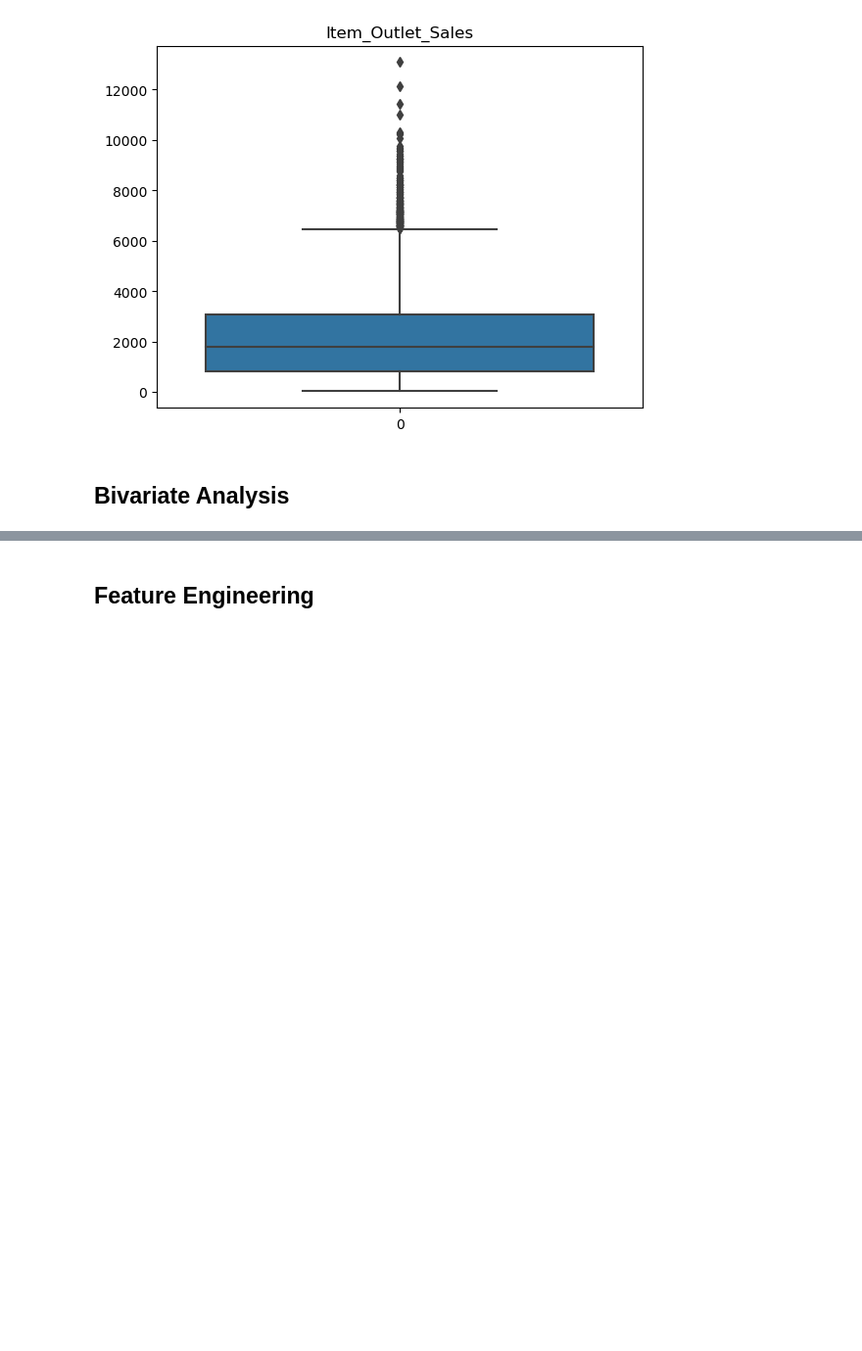
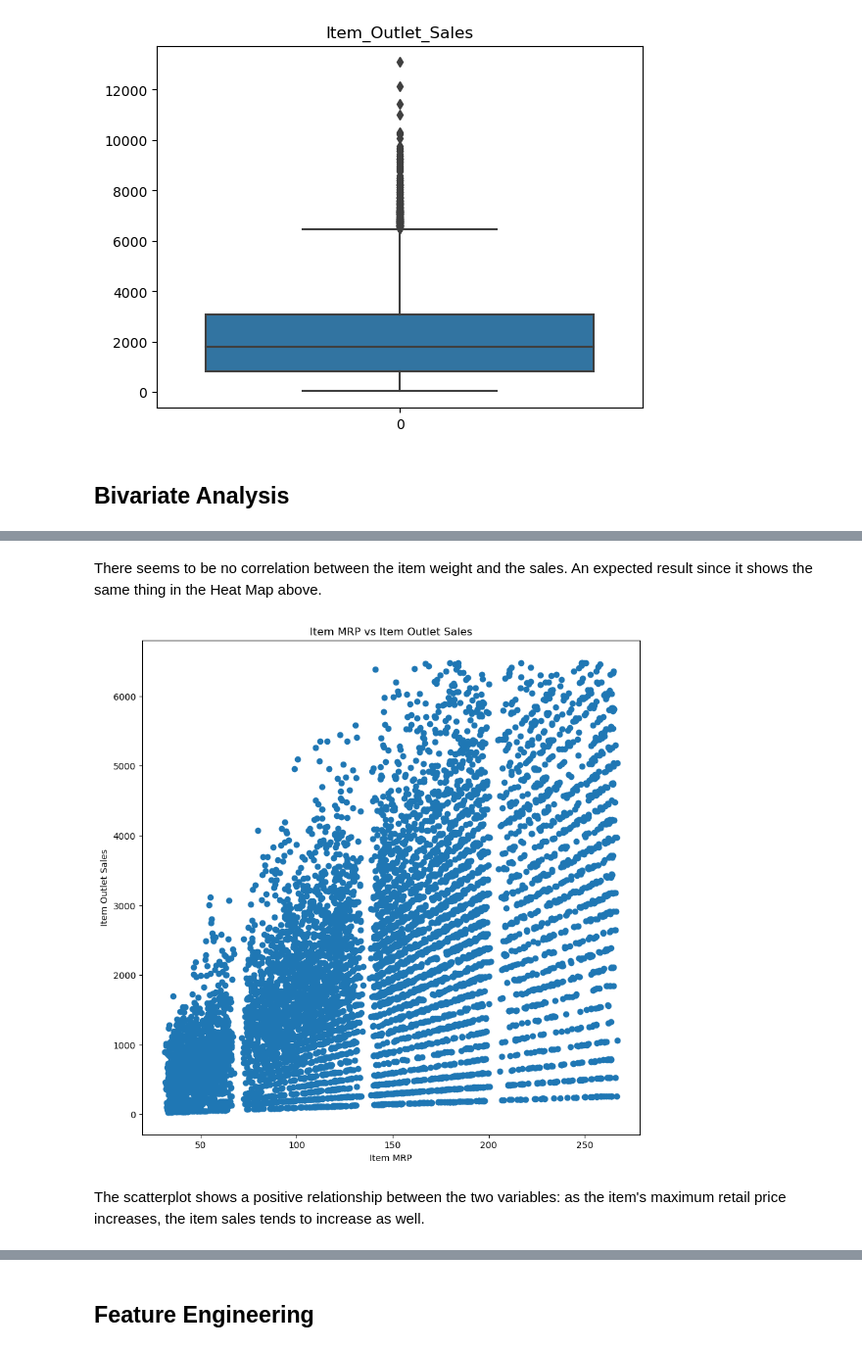
Before and after one commit to Technocolabs100/BigMart-Data-Analysis-and-Prediction, a Jupyter notebook: Mahmoud_Khaled_mahmoud.khaled12245@gmail.com.ipynb, the cells around one changed output, grey strips where cells are left out. Shown at 98% size. Saved outputs shown, nothing was run; the diff lists cells and outputs as text; code cells hidden in the pictures; blank space fills up the shorter version.

```diff
--- a/Mahmoud_Khaled_mahmoud.khaled12245@gmail.com.ipynb
+++ b/Mahmoud_Khaled_mahmoud.khaled12245@gmail.com.ipynb
@@ -412,0 +453,8 @@ train_data = outliers.remove_outliers(train_data, 'Item_Outlet_Sales')
+# %% [markdown]
+There seems to be no correlation between the item weight and the sales. An expected result since it shows the same thing in the Heat Map above.
+# %%
+scatter.plot_scatter(train_data, 'Item_MRP', 'Item_Outlet_Sales', 'Item MRP vs Item Outlet Sales', 'Item MRP', 'Item Outlet Sales')
+# %% [output]
+[figure, added]
+# %% [markdown]
+The scatterplot shows a positive relationship between the two variables: as the item's maximum retail price increases, the item sales tends to increase as well.
```
Also changed, not shown: parts of 13 cells of this notebook.
